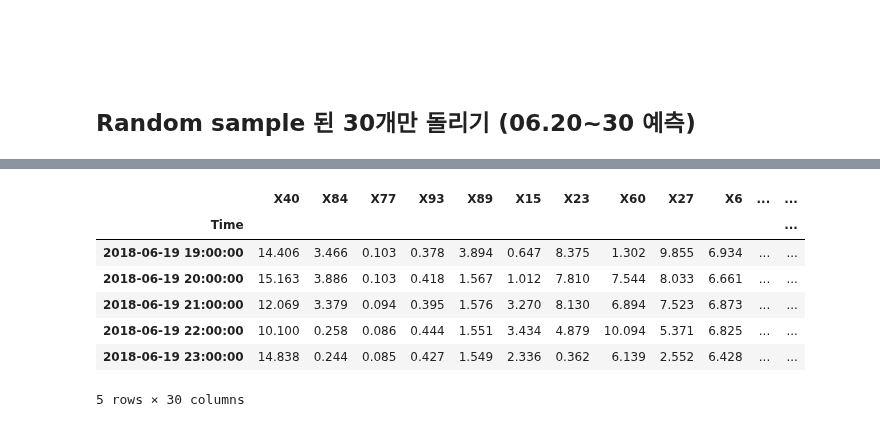
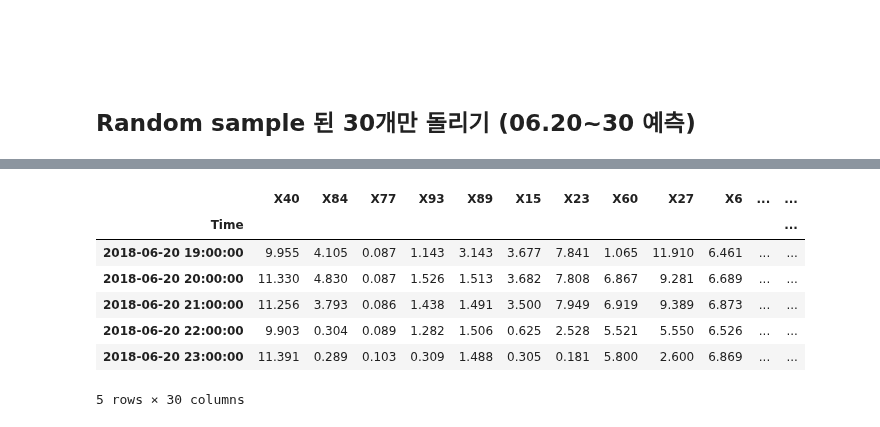
Before and after one commit to yagippi27/DACON_CONTEST_2019, a Jupyter notebook: SOOMIN/0__. Presentation용 작업.ipynb, the cells around one changed output, grey strips where cells are left out. Saved outputs shown, nothing was run; the diff lists cells and outputs as text; code cells hidden in the pictures.

```diff
--- a/SOOMIN/0__. Presentation용 작업.ipynb
+++ b/SOOMIN/0__. Presentation용 작업.ipynb
@@ -170,15 +195,15 @@ rs.tail(2)
 # %%
 rs.index = pd.to_datetime(rs.index)
 # %%
-X_train = rs.loc[:'2018-06-19 23:00:00', :]
-X_train.tail()
+train = rs.loc[:'2018-06-20 23:00:00', :]
+train.tail()
 # %% [output]
 |  | X40 | X84 | X77 | X93 | X89 | X15 | X23 | X60 | X27 | X6 | ... | ... |
 | Time |  |  |  |  |  |  |  |  |  |  |  | ... |
-| 2018-06-19 19:00:00 | 14.406 | 3.466 | 0.103 | 0.378 | 3.894 | 0.647 | 8.375 | 1.302 | 9.855 | 6.934 | ... | ... |
-| 2018-06-19 20:00:00 | 15.163 | 3.886 | 0.103 | 0.418 | 1.567 | 1.012 | 7.810 | 7.544 | 8.033 | 6.661 | ... | ... |
-| 2018-06-19 21:00:00 | 12.069 | 3.379 | 0.094 | 0.395 | 1.576 | 3.270 | 8.130 | 6.894 | 7.523 | 6.873 | ... | ... |
-| 2018-06-19 22:00:00 | 10.100 | 0.258 | 0.086 | 0.444 | 1.551 | 3.434 | 4.879 | 10.094 | 5.371 | 6.825 | ... | ... |
-| 2018-06-19 23:00:00 | 14.838 | 0.244 | 0.085 | 0.427 | 1.549 | 2.336 | 0.362 | 6.139 | 2.552 | 6.428 | ... | ... |
+| 2018-06-20 19:00:00 | 9.955 | 4.105 | 0.087 | 1.143 | 3.143 | 3.677 | 7.841 | 1.065 | 11.910 | 6.461 | ... | ... |
+| 2018-06-20 20:00:00 | 11.330 | 4.830 | 0.087 | 1.526 | 1.513 | 3.682 | 7.808 | 6.867 | 9.281 | 6.689 | ... | ... |
+| 2018-06-20 21:00:00 | 11.256 | 3.793 | 0.086 | 1.438 | 1.491 | 3.500 | 7.949 | 6.919 | 9.389 | 6.873 | ... | ... |
+| 2018-06-20 22:00:00 | 9.903 | 0.304 | 0.089 | 1.282 | 1.506 | 0.625 | 2.528 | 5.521 | 5.550 | 6.526 | ... | ... |
+| 2018-06-20 23:00:00 | 11.391 | 0.289 | 0.103 | 0.309 | 1.488 | 0.305 | 0.181 | 5.800 | 2.600 | 6.869 | ... | ... |
 5 rows × 30 columns
 # %%
```
Also changed, not shown: parts of 21 cells of this notebook.
